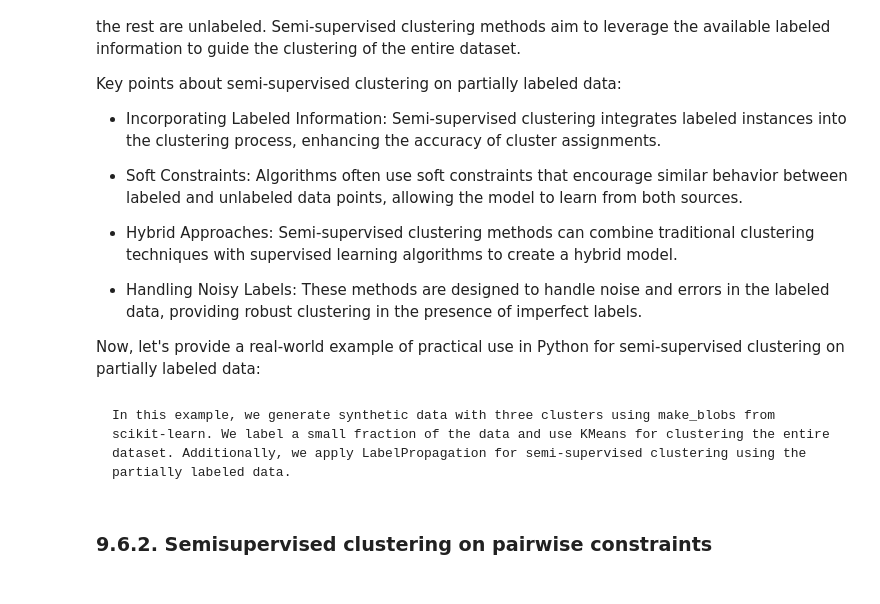
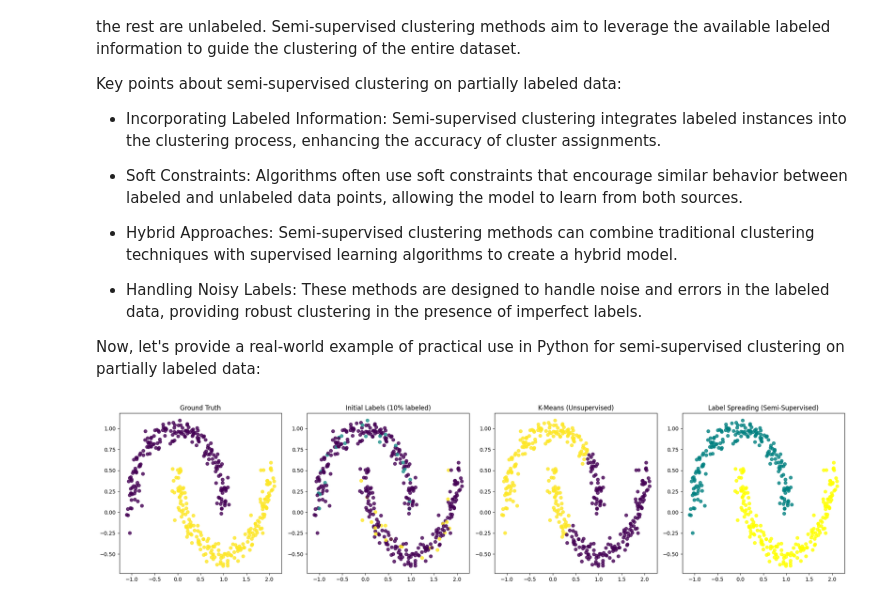
Before and after one commit to kcv-if/Modul-PD, a Jupyter notebook: Materi/6 - Clustering (Advance).ipynb, the cells around one changed output. Drawn from its saved outputs; the diff is of its cells as text; code cells hidden in the pictures.

```diff
--- a/Materi/6 - Clustering (Advance).ipynb
+++ b/Materi/6 - Clustering (Advance).ipynb
@@ -1174,43 +1283,48 @@ Key points about semi-supervised clustering on partially labeled data:
 
 Now, let's provide a real-world example of practical use in Python for semi-supervised clustering on partially labeled data:
 # %%
-# Import necessary libraries
-from sklearn.datasets import make_blobs
+from sklearn.datasets import make_moons
 from sklearn.cluster import KMeans
-from sklearn.semi_supervised import LabelPropagation
+from sklearn.semi_supervised import LabelSpreading
 import numpy as np
 import matplotlib.pyplot as plt
 
-# Generate synthetic data with three clusters
-X, y = make_blobs(n_samples=300, centers=3, random_state=42, cluster_std=1.0)
+X, y_true = make_moons(n_samples=400, noise=0.07, random_state=42)
 
-# Label a small fraction of the data (simulate partially labeled data)
 rng = np.random.RandomState(42)
-random_unlabeled_points = rng.rand(len(y)) < 0.9
-y[random_unlabeled_points] = -1  # Assign -1 to indicate unlabeled points
+mask = rng.rand(len(y_true)) < 0.1
+y_semi = np.full_like(y_true, -1)
+y_semi[mask] = y_true[mask]
 
-# Apply KMeans to the entire dataset (including unlabeled points)
-kmeans = KMeans(n_clusters=3, random_state=42)
+kmeans = KMeans(n_clusters=2, random_state=42)
 kmeans_labels = kmeans.fit_predict(X)
 
-# Apply LabelPropagation using the partially labeled data
-label_propagation = LabelPropagation(kernel='knn', n_neighbors=10)
-label_propagation.fit(X, y)
-lp_labels = label_propagation.predict(X)
+label_spread = LabelSpreading(kernel="knn", n_neighbors=10)
+label_spread.fit(X, y_semi)
+lp_labels = label_spread.predict(X)
 
-# Visualize the results
-plt.figure(figsize=(12, 5))
+plt.figure(figsize=(20, 5))
 
-plt.subplot(1, 2, 1)
-plt.scatter(X[:, 0], X[:, 1], c=kmeans_labels, cmap='viridis', alpha=0.7)
-plt.title('KMeans Clustering')
+plt.subplot(1, 4, 1)
+plt.scatter(X[:, 0], X[:, 1], c=y_true, cmap='viridis', alpha=0.8)
+plt.title("Ground Truth")
 
-plt.subplot(1, 2, 2)
-plt.scatter(X[:, 0], X[:, 1], c=lp_labels, cmap='viridis', alpha=0.7)
-plt.title('LabelPropagation Clustering')
+plt.subplot(1, 4, 2)
 
+colors = np.where(y_semi == -1, -1, y_semi)
+plt.scatter(X[:, 0], X[:, 1], c=colors, cmap='viridis', alpha=0.8)
+plt.title("Initial Labels (10% labeled)")
+
+plt.subplot(1, 4, 3)
+plt.scatter(X[:, 0], X[:, 1], c=kmeans_labels, cmap='viridis', alpha=0.8)
+plt.title("K-Means (Unsupervised)")
+
+cluster_colors = ['teal', 'yellow']
+plt.subplot(1, 4, 4)
+plt.scatter(X[:, 0], X[:, 1], c=[cluster_colors[i] for i in lp_labels], cmap='viridis', alpha=0.8)
+plt.title("Label Spreading (Semi-Supervised)")
+
+plt.tight_layout()
 plt.show()
+# %% [output]
+[figure, added]
-# %% [markdown]
-    In this example, we generate synthetic data with three clusters using make_blobs from scikit-learn. We label a small fraction of the data and use KMeans for clustering the entire dataset. Additionally, we apply LabelPropagation for semi-supervised clustering using the partially labeled data.
-# %% [markdown]
-### 9.6.2. Semisupervised clustering on pairwise constraints
```
Also changed, not shown: parts of 17 cells of this notebook.
